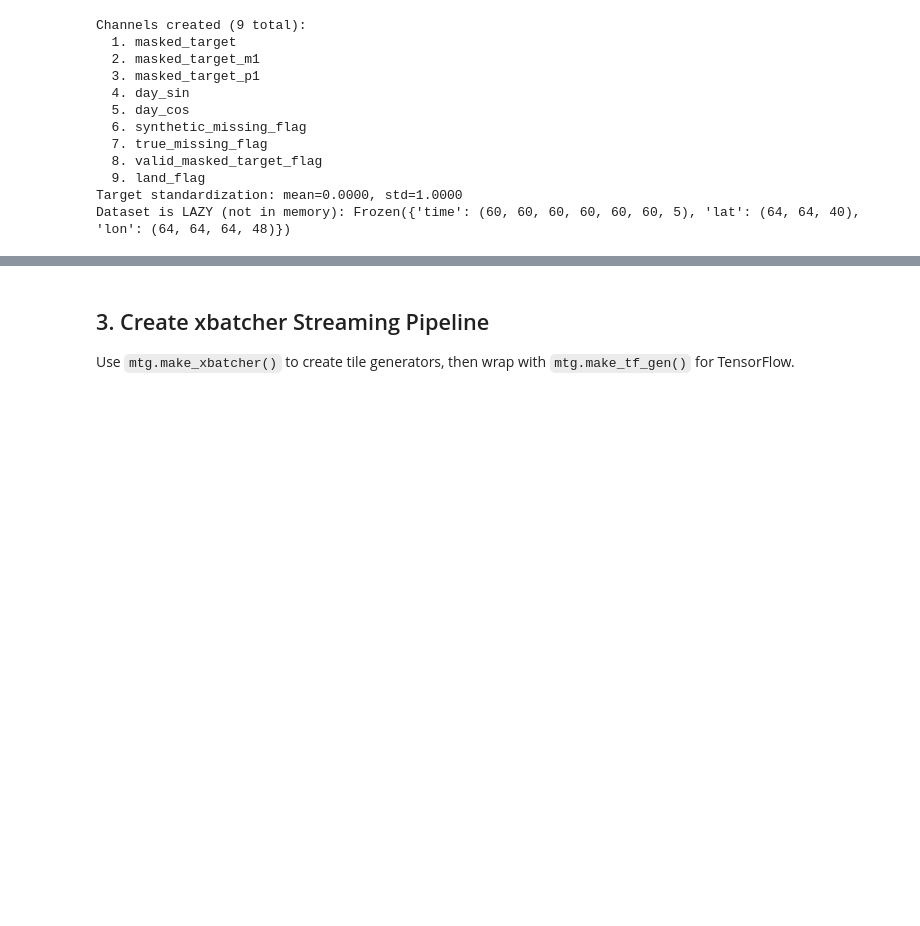
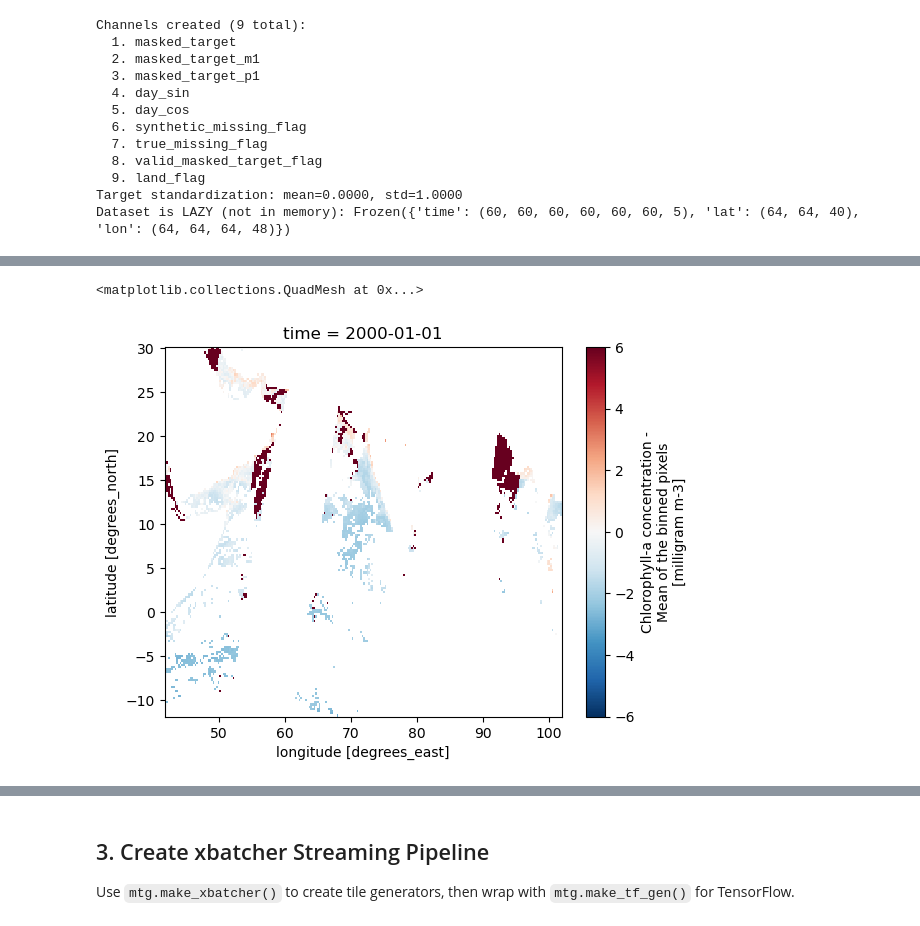
Before and after one commit to SAFS-Varanasi-Internship/mindthegap, a Jupyter notebook: book/2-U-Net_Fit_Generic.ipynb, the cells around one changed output, grey strips where cells are left out. Drawn from its saved outputs; the diff is of its cells as text; code cells hidden in the pictures; blank space fills up the shorter version.

```diff
--- a/book/2-U-Net_Fit_Generic.ipynb
+++ b/book/2-U-Net_Fit_Generic.ipynb
@@ -262,0 +295,15 @@ Dataset is LAZY (not in memory): Frozen({'time': (60, 60, 60, 60, 60, 60, 5), 'l
+# %%
+import matplotlib.pyplot as plt
+import matplotlib.colors as colors
+import numpy as np
+
+da = (
+    ds_std.full_target
+    * ds_std.valid_masked_target_flag
+    + ds_std.synthetic_missing_flag*6
+).isel(time=0)
+
+da.plot()
+# %% [output]
+<matplotlib.collections.QuadMesh at 0x...>
+[figure, added]
```
Also changed, not shown: parts of 8 cells of this notebook, 1 other file.
